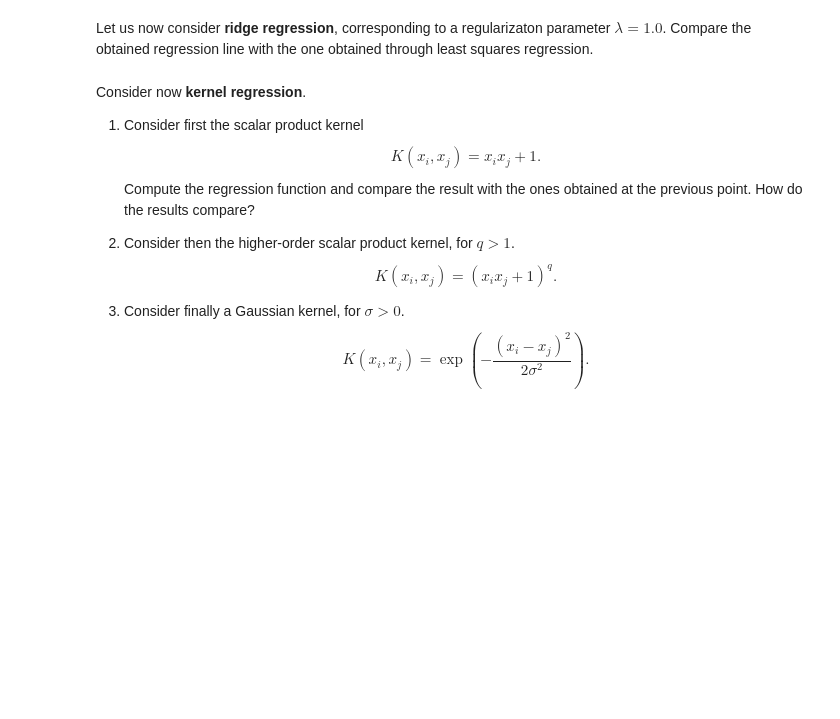
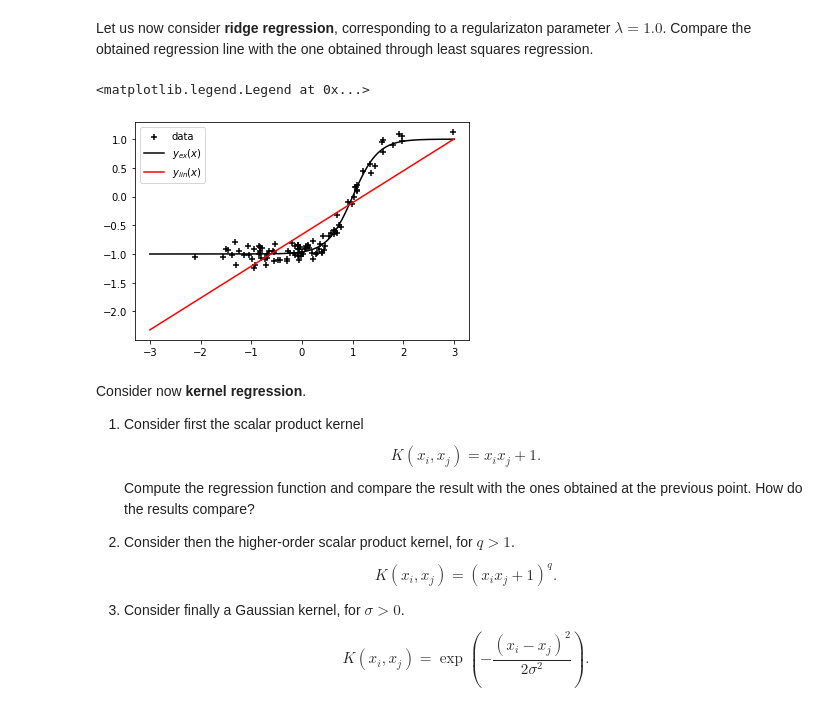
Before and after one commit to biromiro/polimi-naml, a Jupyter notebook: lab-03/LS-ridge-kernel_regression.ipynb, the cells around one changed output. Saved outputs shown, nothing was run; the diff lists cells and outputs as text; code cells hidden in the pictures; blank space fills up the shorter version.

```diff
--- a/lab-03/LS-ridge-kernel_regression.ipynb
+++ b/lab-03/LS-ridge-kernel_regression.ipynb
@@ -86,5 +156,20 @@ Proceeding as in the previous exercise, compute the regression line resulting fr
 # %% [markdown]
 Let us now consider **ridge regression**, corresponding to a regularizaton parameter $\lambda = 1.0$. Compare the obtained regression line with the one obtained through least squares regression.
+# %%
+reg_param = 1
+
+phi = np.block([X[:, None], np.ones((N,1))])
+z = np.linalg.solve(phi.transpose() @ phi + reg_param * np.eye(2), phi.transpose() @ Y)
+phi_test = np.block([X_test[:, None], np.ones((N_test,1))])
+Y_test_RR = phi_test @ z
+
+plt.scatter(X,Y, marker = '+', color = 'black', label = 'data')
+plt.plot(X_test, Y_test_ex, color = 'black', label = '$y_{ex}(x)$')
+plt.plot(X_test, Y_test_RR, color = 'red', label = '$y_{lin}(x)$')
+plt.legend()
+# %% [output]
+<matplotlib.legend.Legend at 0x...>
+[figure, added]
 # %% [markdown]
 Consider now **kernel regression**.
 
```
Also changed, not shown: parts of 18 cells of this notebook, 1 other file.
